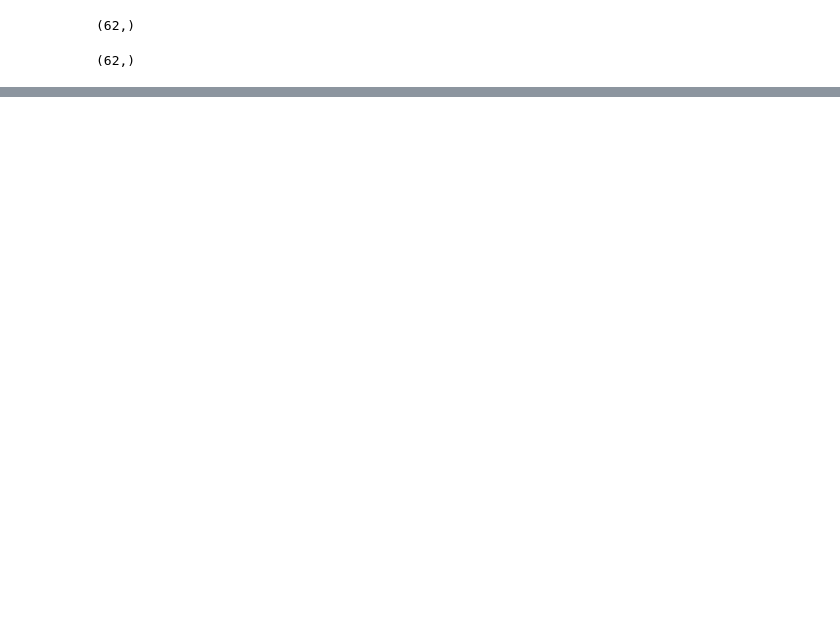
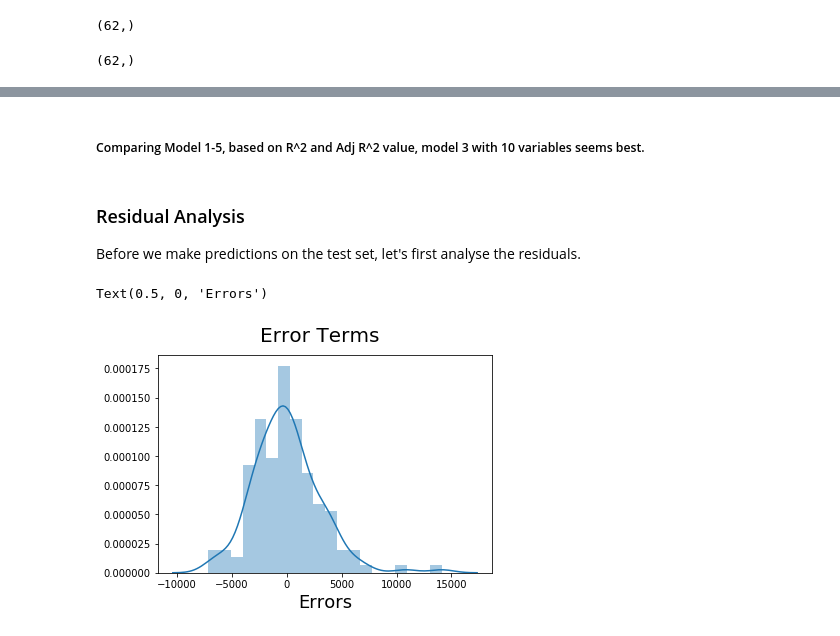
Before and after one commit to Plash/Car-Price-Prediction, a Jupyter notebook: Car price.ipynb, the cells around one changed output, grey strips where cells are left out. Cells and saved outputs as stored; diff of their text form; code cells hidden in the pictures; blank space fills up the shorter version.

```diff
--- a/Car price.ipynb
+++ b/Car price.ipynb
@@ -486,0 +605,4 @@ strong multicollinearity problems or that the design matrix is singular.
+# %%
+# Fitting the model with 10 variables
+lm2 = sm.OLS(y_train, x_train_rfe1).fit()
+print(lm2.summary())
@@ -486,0 +656,11 @@ strong multicollinearity problems or that the design matrix is singular.
+# %%
+# RFE with 8 features
+lm = LinearRegression()
+rfe2 = RFE(lm, 8)
+
+# Fit with 8 features
+rfe2.fit(x_train, y_train)
+
+# Print the boolean results
+print(rfe2.support_)
+print(rfe2.ranking_)
@@ -486,0 +737,11 @@ strong multicollinearity problems or that the design matrix is singular.
+# %%
+# RFE with 12 features
+lm = LinearRegression()
+rfe3 = RFE(lm, 12)
+
+# Fit with 12 features
+rfe3.fit(x_train, y_train)
+
+# Print the boolean results
+print(rfe3.support_)
+print(rfe3.ranking_)
@@ -486,0 +793,17 @@ strong multicollinearity problems or that the design matrix is singular.
+# %% [markdown]
+##### Comparing Model 1-5, based on R^2 and Adj R^2 value, model 3 with 10 variables seems best.
+# %% [markdown]
+### Residual Analysis
+
+Before we make predictions on the test set, let's first analyse the residuals.
+# %%
+y_train_price = lm2.predict(x_train_rfe1)
+# %%
+# Plot the histogram of the error terms
+fig = plt.figure()
+sns.distplot((y_train - y_train_price), bins = 20)
+fig.suptitle('Error Terms', fontsize = 20)                  # Plot heading
+plt.xlabel('Errors', fontsize = 18)                         # X-label
+# %% [output]
+Text(0.5, 0, 'Errors')
+[figure, added]
```
Also changed, not shown: parts of 52 cells of this notebook.
